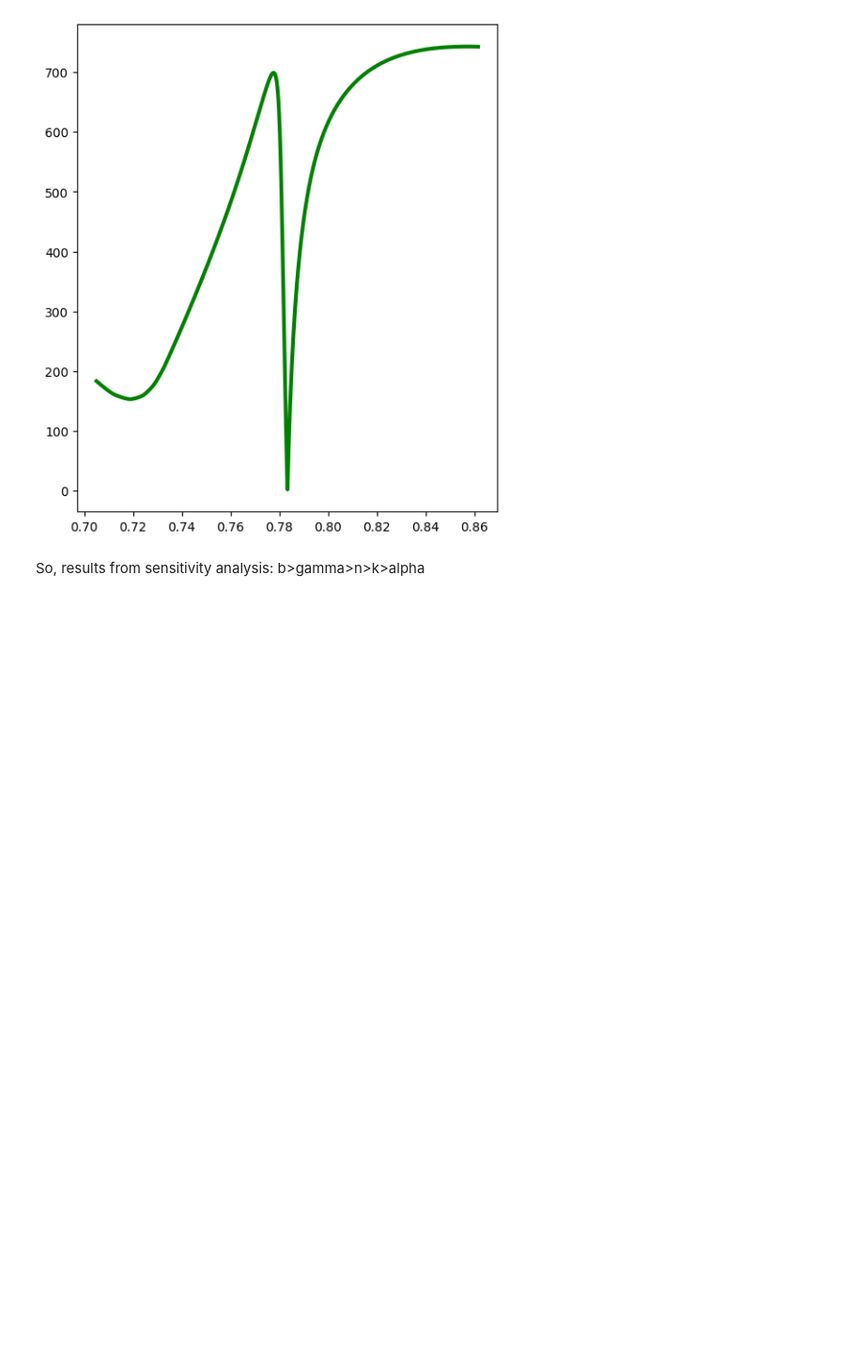
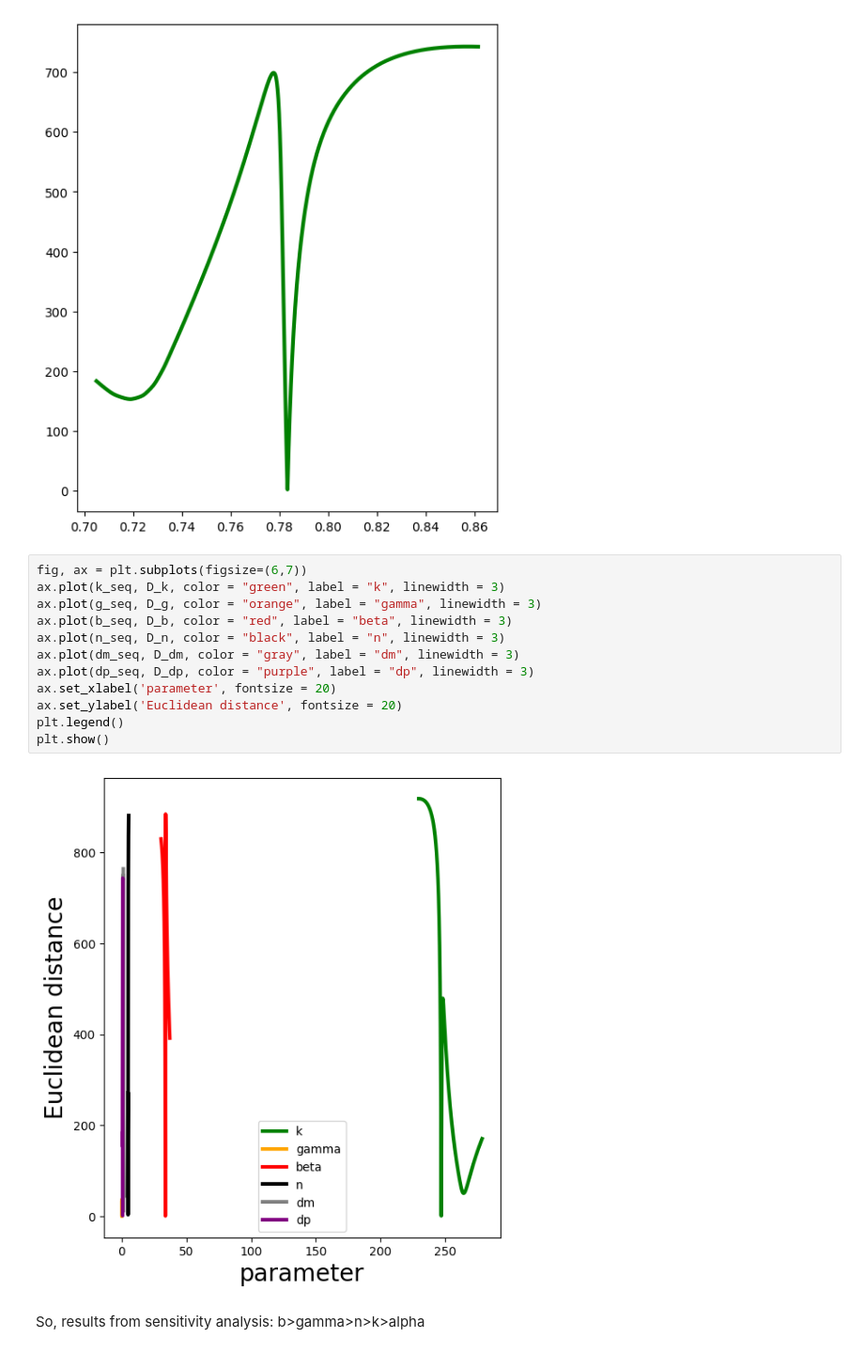
Before and after one commit to nataliaglazman/sbi-grn, a Jupyter notebook: sensitivity/sens_analysis_new-model.ipynb, the cells around one changed output. Shown at 94% size. Cells and saved outputs as stored; diff of their text form; blank space fills up the shorter version.

Commit message:
graphs sens

```diff
--- a/sensitivity/sens_analysis_new-model.ipynb
+++ b/sensitivity/sens_analysis_new-model.ipynb
@@ -886,6 +886,20 @@ ax.plot(dp_seq, D_dp, color = "green", label = "dp", linewidth = 3)
 # %% [output]
 [<matplotlib.lines.Line2D at 0x...>]
 [figure]
+# %%
+fig, ax = plt.subplots(figsize=(6,7))
+ax.plot(k_seq, D_k, color = "green", label = "k", linewidth = 3)
+ax.plot(g_seq, D_g, color = "orange", label = "gamma", linewidth = 3)
+ax.plot(b_seq, D_b, color = "red", label = "beta", linewidth = 3)
+ax.plot(n_seq, D_n, color = "black", label = "n", linewidth = 3)
+ax.plot(dm_seq, D_dm, color = "gray", label = "dm", linewidth = 3)
+ax.plot(dp_seq, D_dp, color = "purple", label = "dp", linewidth = 3)
+ax.set_xlabel('parameter', fontsize = 20)
+ax.set_ylabel('Euclidean distance', fontsize = 20)
+plt.legend()
+plt.show()
+# %% [output]
+[figure, added]
 # %% [markdown]
 So, results from sensitivity analysis:
 b>gamma>n>k>alpha
```
